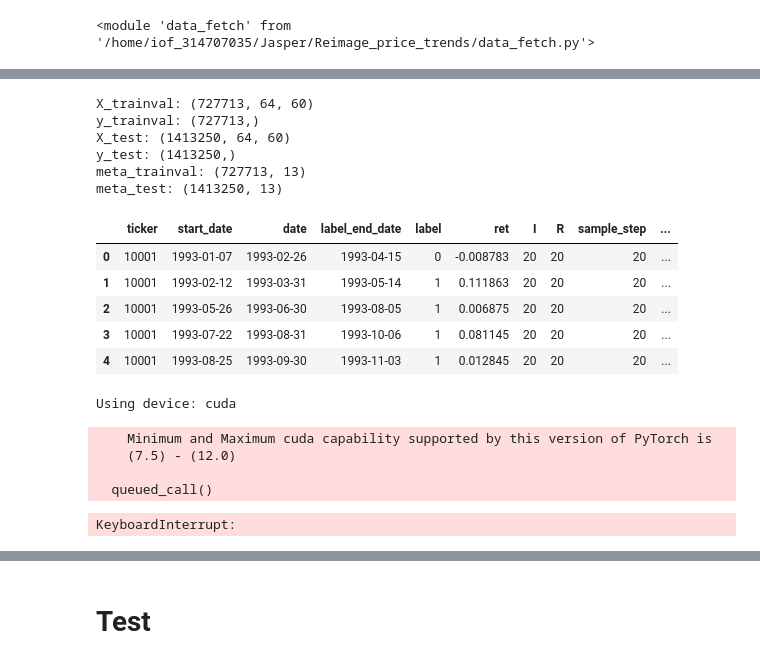
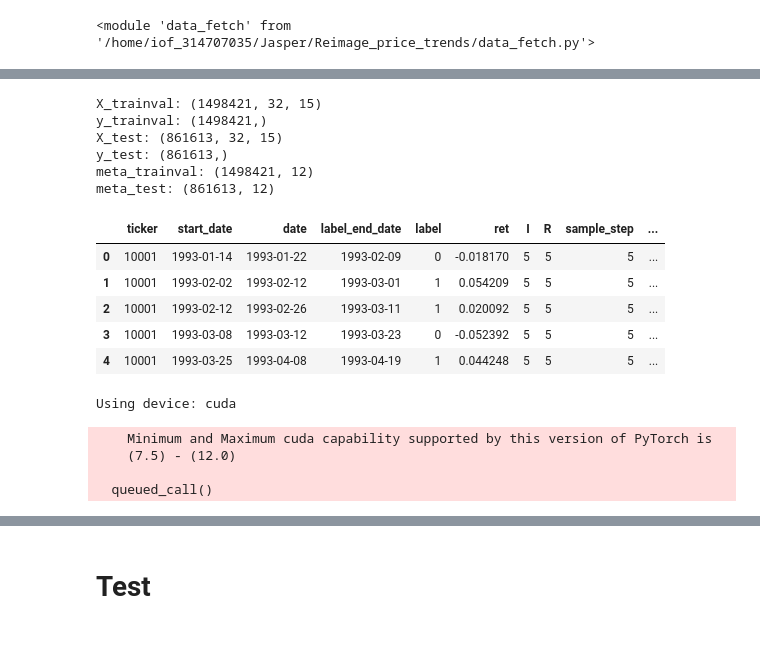
Before and after one commit to zhe1357/Reimage_price_trends, a Jupyter notebook: crsp_data.ipynb, the cells around one changed output, grey strips where cells are left out. Drawn from its saved outputs; the diff is of its cells as text; code cells hidden in the pictures.

Commit message:
making training pipeline

```diff
--- a/crsp_data.ipynb
+++ b/crsp_data.ipynb
@@ -114,42 +105,42 @@ df.head(30)
 # %%
-I = 20
-R = 20
+I = 5
+R = 5
 Market = "US_1993_2020"
 
-dataset_dir = f"data/training_data/{Market}/I{I}R{R}S{R}_period_end_month"
+dataset_dir = f"data/training_data/{Market}/I{I}R{R}S{R}_week"
 
 X_trainval = np.load(f"{dataset_dir}/X_trainval.npy")
 y_trainval = np.load(f"{dataset_dir}/y_trainval.npy")
 
 X_test = np.load(f"{dataset_dir}/X_test.npy")
 y_test = np.load(f"{dataset_dir}/y_test.npy")
 
 meta = pd.read_csv(f"{dataset_dir}/meta.csv")
 meta_trainval = pd.read_csv(f"{dataset_dir}/meta_trainval.csv")
 meta_test = pd.read_csv(f"{dataset_dir}/meta_test.csv")
 
 print("X_trainval:", X_trainval.shape)
 print("y_trainval:", y_trainval.shape)
 print("X_test:", X_test.shape)
 print("y_test:", y_test.shape)
 
 print("meta_trainval:", meta_trainval.shape)
 print("meta_test:", meta_test.shape)
 
 display(meta.head())
 # %% [output]
-X_trainval: (727713, 64, 60)
-y_trainval: (727713,)
-X_test: (1413250, 64, 60)
-y_test: (1413250,)
-meta_trainval: (727713, 13)
-meta_test: (1413250, 13)
+X_trainval: (1498421, 32, 15)
+y_trainval: (1498421,)
+X_test: (861613, 32, 15)
+y_test: (861613,)
+meta_trainval: (1498421, 12)
+meta_test: (861613, 12)
 |  | ticker | start_date | date | label_end_date | label | ret | I | R | sample_step | ... |
-| 0 | 10001 | 1993-01-07 | 1993-02-26 | 1993-04-15 | 0 | -0.008783 | 20 | 20 | 20 | ... |
-| 1 | 10001 | 1993-02-12 | 1993-03-31 | 1993-05-14 | 1 | 0.111863 | 20 | 20 | 20 | ... |
-| 2 | 10001 | 1993-05-26 | 1993-06-30 | 1993-08-05 | 1 | 0.006875 | 20 | 20 | 20 | ... |
-| 3 | 10001 | 1993-07-22 | 1993-08-31 | 1993-10-06 | 1 | 0.081145 | 20 | 20 | 20 | ... |
-| 4 | 10001 | 1993-08-25 | 1993-09-30 | 1993-11-03 | 1 | 0.012845 | 20 | 20 | 20 | ... |
+| 0 | 10001 | 1993-01-14 | 1993-01-22 | 1993-02-09 | 0 | -0.018170 | 5 | 5 | 5 | ... |
+| 1 | 10001 | 1993-02-02 | 1993-02-12 | 1993-03-01 | 1 | 0.054209 | 5 | 5 | 5 | ... |
+| 2 | 10001 | 1993-02-12 | 1993-02-26 | 1993-03-11 | 1 | 0.020092 | 5 | 5 | 5 | ... |
+| 3 | 10001 | 1993-03-08 | 1993-03-12 | 1993-03-23 | 0 | -0.052392 | 5 | 5 | 5 | ... |
+| 4 | 10001 | 1993-03-25 | 1993-04-08 | 1993-04-19 | 1 | 0.044248 | 5 | 5 | 5 | ... |
 # %%
 import model
 importlib.reload(model)
@@ -159,7 +150,7 @@ print(f"Using device: {device}")
 # %% [output]
 Using device: cuda
 # %%
-RUN_SEEDS = list(range(5))
+RUN_SEEDS = list(range(1))
 ENSEMBLE_DIR = f"models/{Market}/I{I}R{R}"
 EPOCHS = 50
 BATCH_SIZE = 128
@@ -185,4 +176,3 @@ ensemble_results = model.train_resplit_ensemble(
     (7.5) - (12.0)
 
   queued_call()
-KeyboardInterrupt:
```
Also changed, not shown: parts of 19 cells of this notebook, 21 other files.
